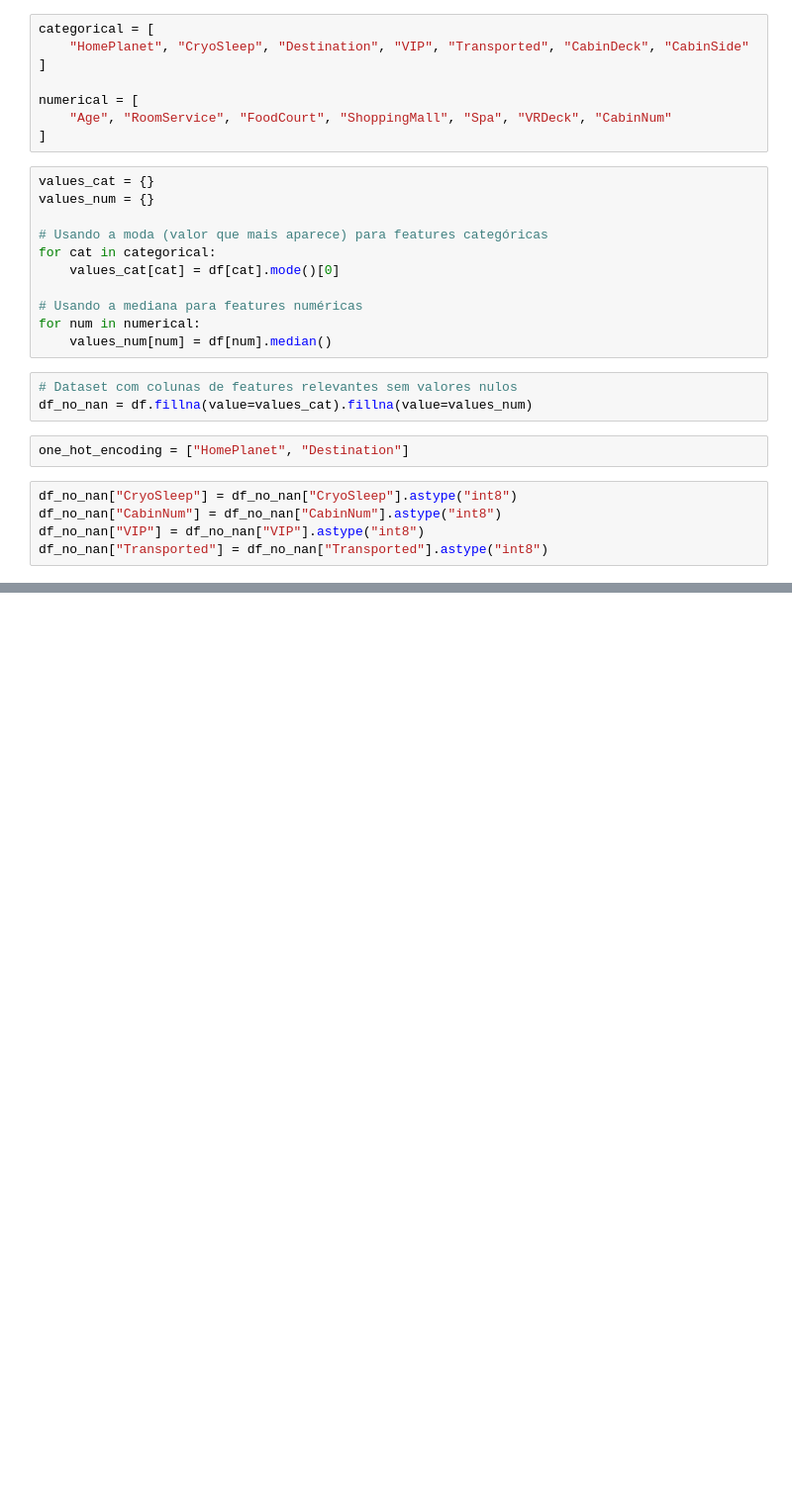
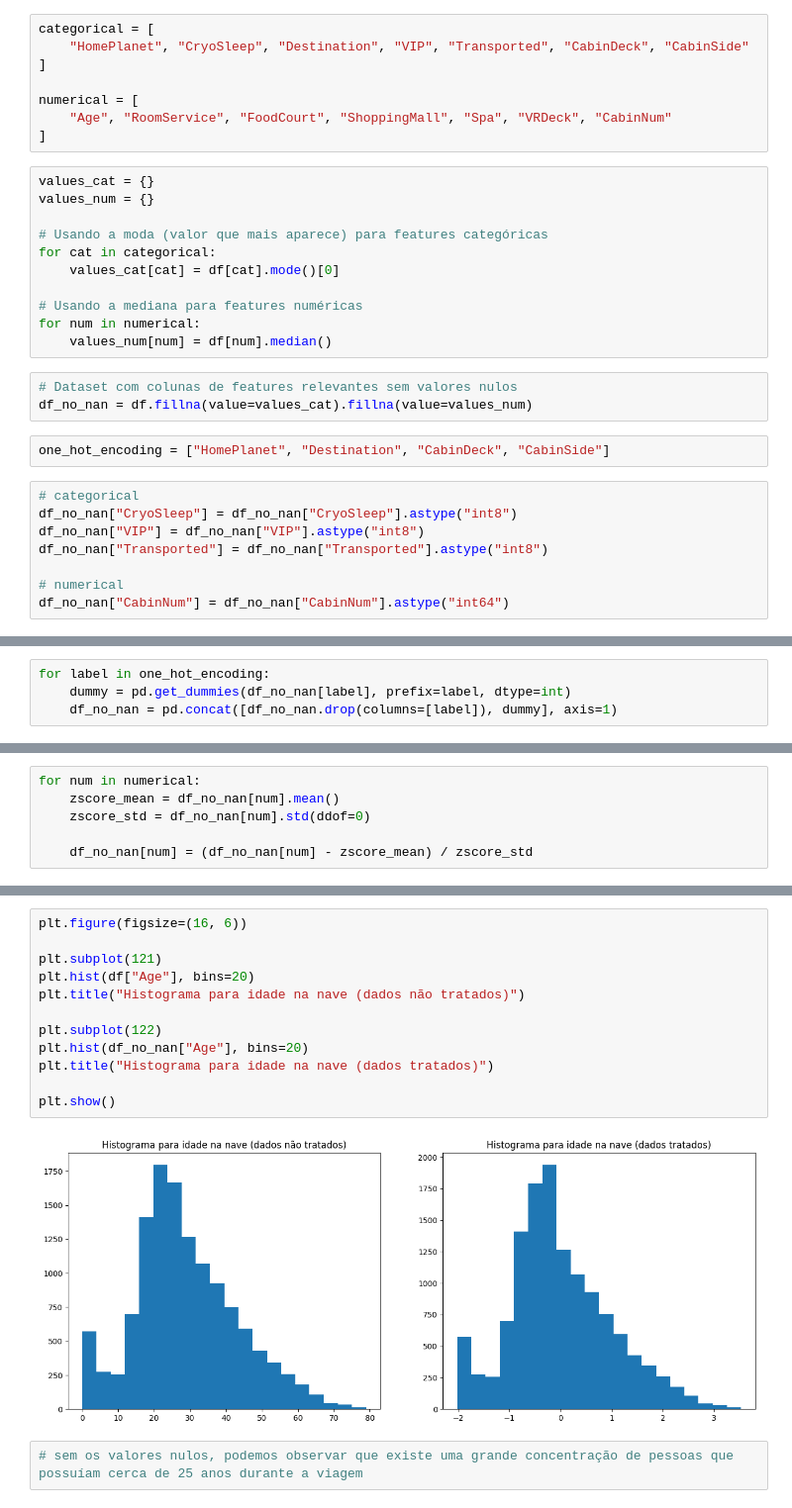
Before and after one commit to kadu-ymd/ann-deeplearning, a Jupyter notebook: src/ex_1_data/ex_data.ipynb, the cells around one changed output, grey strips where cells are left out. Shown: that part at 99% size. Saved outputs shown, nothing was run; the diff lists cells and outputs as text; blank space fills up the shorter version.

```diff
--- a/src/ex_1_data/ex_data.ipynb
+++ b/src/ex_1_data/ex_data.ipynb
@@ -160,9 +160,12 @@ for num in numerical:
 # Dataset com colunas de features relevantes sem valores nulos
 df_no_nan = df.fillna(value=values_cat).fillna(value=values_num)
 # %%
-one_hot_encoding = ["HomePlanet", "Destination"]
+one_hot_encoding = ["HomePlanet", "Destination", "CabinDeck", "CabinSide"]
 # %%
+# categorical
 df_no_nan["CryoSleep"] = df_no_nan["CryoSleep"].astype("int8")
-df_no_nan["CabinNum"] = df_no_nan["CabinNum"].astype("int8")
 df_no_nan["VIP"] = df_no_nan["VIP"].astype("int8")
 df_no_nan["Transported"] = df_no_nan["Transported"].astype("int8")
+
+# numerical
+df_no_nan["CabinNum"] = df_no_nan["CabinNum"].astype("int64")
@@ -176,0 +172,4 @@ Name: count, dtype: int64
+# %%
+for label in one_hot_encoding:
+    dummy = pd.get_dummies(df_no_nan[label], prefix=label, dtype=int)
+    df_no_nan = pd.concat([df_no_nan.drop(columns=[label]), dummy], axis=1)
@@ -176,0 +192,6 @@ Name: count, dtype: int64
+# %%
+for num in numerical:
+    zscore_mean = df_no_nan[num].mean()
+    zscore_std = df_no_nan[num].std(ddof=0)
+
+    df_no_nan[num] = (df_no_nan[num] - zscore_mean) / zscore_std
@@ -176,0 +214,16 @@ Name: count, dtype: int64
+# %%
+plt.figure(figsize=(16, 6))
+
+plt.subplot(121)
+plt.hist(df["Age"], bins=20)
+plt.title("Histograma para idade na nave (dados não tratados)")
+
+plt.subplot(122)
+plt.hist(df_no_nan["Age"], bins=20)
+plt.title("Histograma para idade na nave (dados tratados)")
+
+plt.show()
+# %% [output]
+[figure, added]
+# %%
+# sem os valores nulos, podemos observar que existe uma grande concentração de pessoas que possuíam cerca de 25 anos durante a viagem
```
Also changed, not shown: parts of 8 cells of this notebook, 8 other files.
